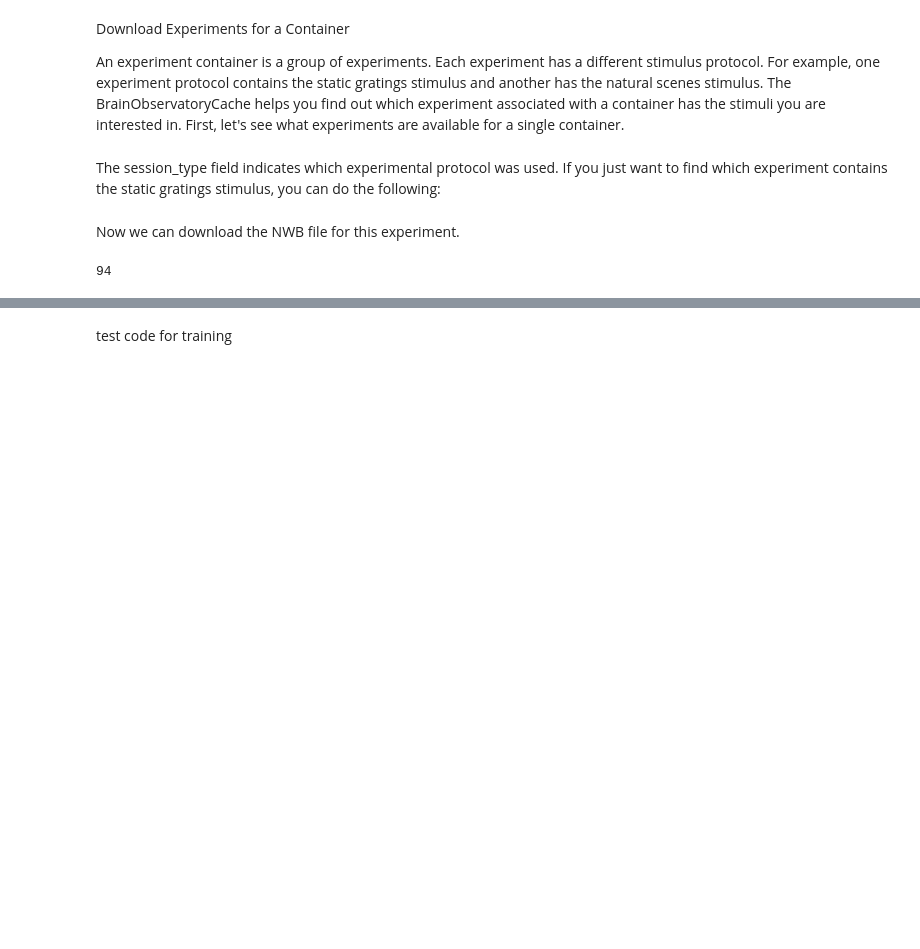
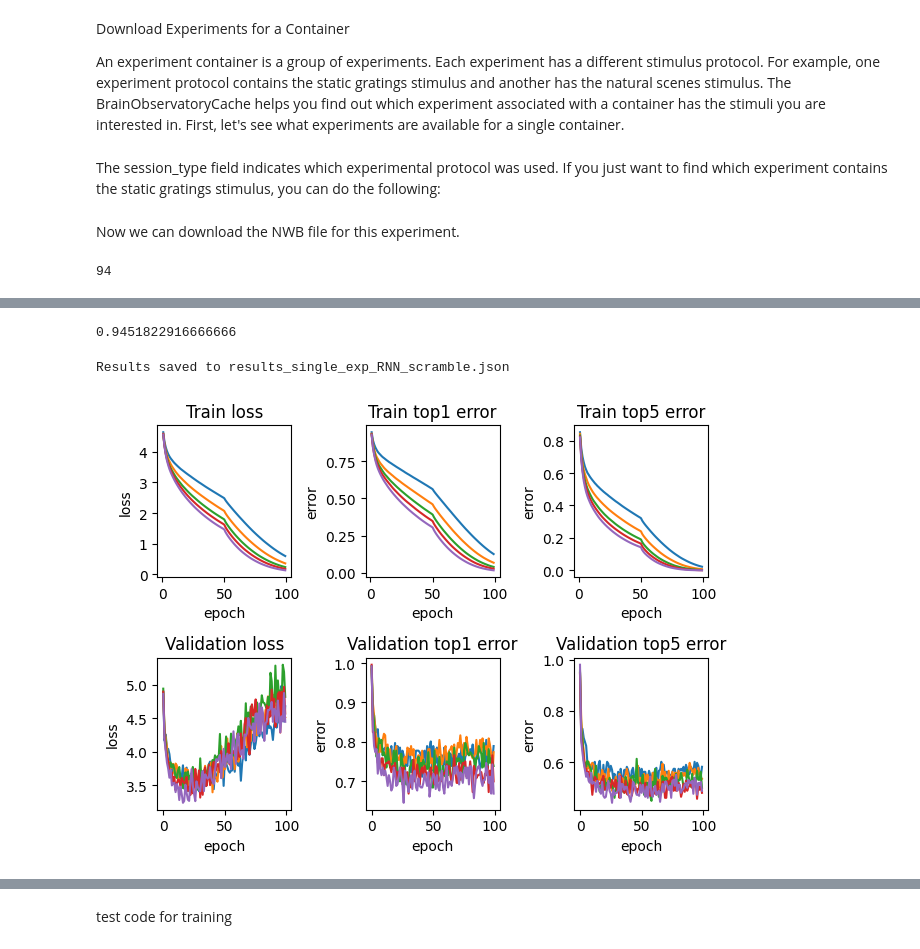
Before and after one commit to edwardyan95/ESE546_Project, a Jupyter notebook: test_project.ipynb, the cells around one changed output, grey strips where cells are left out. Cells and saved outputs as stored; diff of their text form; code cells hidden in the pictures; blank space fills up the shorter version.

```diff
--- a/test_project.ipynb
+++ b/test_project.ipynb
@@ -95,0 +179,2 @@ numCell[4]
+# %%
+train_losses, train_errors, train_top5_errors, val_losses, val_errors, val_top5_errors = [],[],[],[],[],[]
@@ -95,0 +264,32 @@ numCell[4]
+# %%
+for lst in val_top5_errors:
+    print(np.mean(lst[-10:]))
+# %% [output]
+0.9451822916666666
+# %%
+
+
+save_results('single_exp_RNN_scramble', models = conditions, train_losses=train_losses, train_errors=train_errors, train_top5_errors = train_top5_errors,
+             val_losses = val_losses, val_errors = val_errors, val_top5_errors = val_top5_errors)
+# %% [output]
+Results saved to results_single_exp_RNN_scramble.json
+# %%
+fig, axes = plt.subplots(2,3)
+for i in range(len(train_losses)):
+    axes[0,0].plot(train_losses[i])
+    axes[0,0].set(xlabel = 'epoch', ylabel = 'loss', title='Train loss')
+    axes[0,1].plot(train_errors[i])
+    axes[0,1].set(xlabel = 'epoch', ylabel = 'error', title='Train top1 error')
+    axes[0,2].plot(train_top5_errors[i])
+    axes[0,2].set(xlabel = 'epoch', ylabel = 'error', title='Train top5 error')
+    axes[1,0].plot(val_losses[i])
+    axes[1,0].set_title('Validation loss')
+    axes[1,0].set(xlabel = 'epoch', ylabel = 'loss', title='Validation loss')
+    axes[1,1].plot(val_errors[i])
+    axes[1,1].set(xlabel = 'epoch', ylabel = 'error', title='Validation top1 error')
+    axes[1,2].plot(val_top5_errors[i])
+    axes[1,2].set(xlabel = 'epoch', ylabel = 'error', title='Validation top5 error')
+
+fig.tight_layout()
+# %% [output]
+[figure, added]
```
Also changed, not shown: parts of 26 cells of this notebook, 4 other files.
